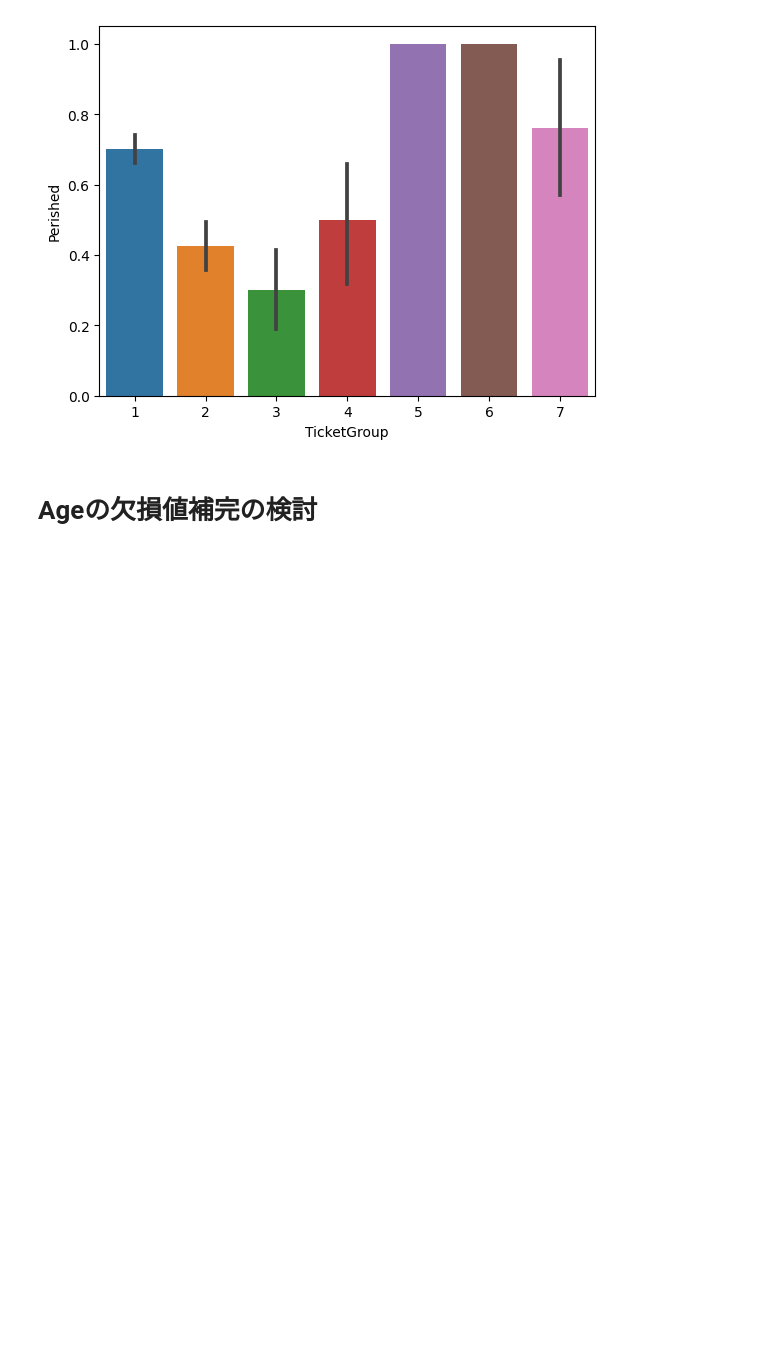
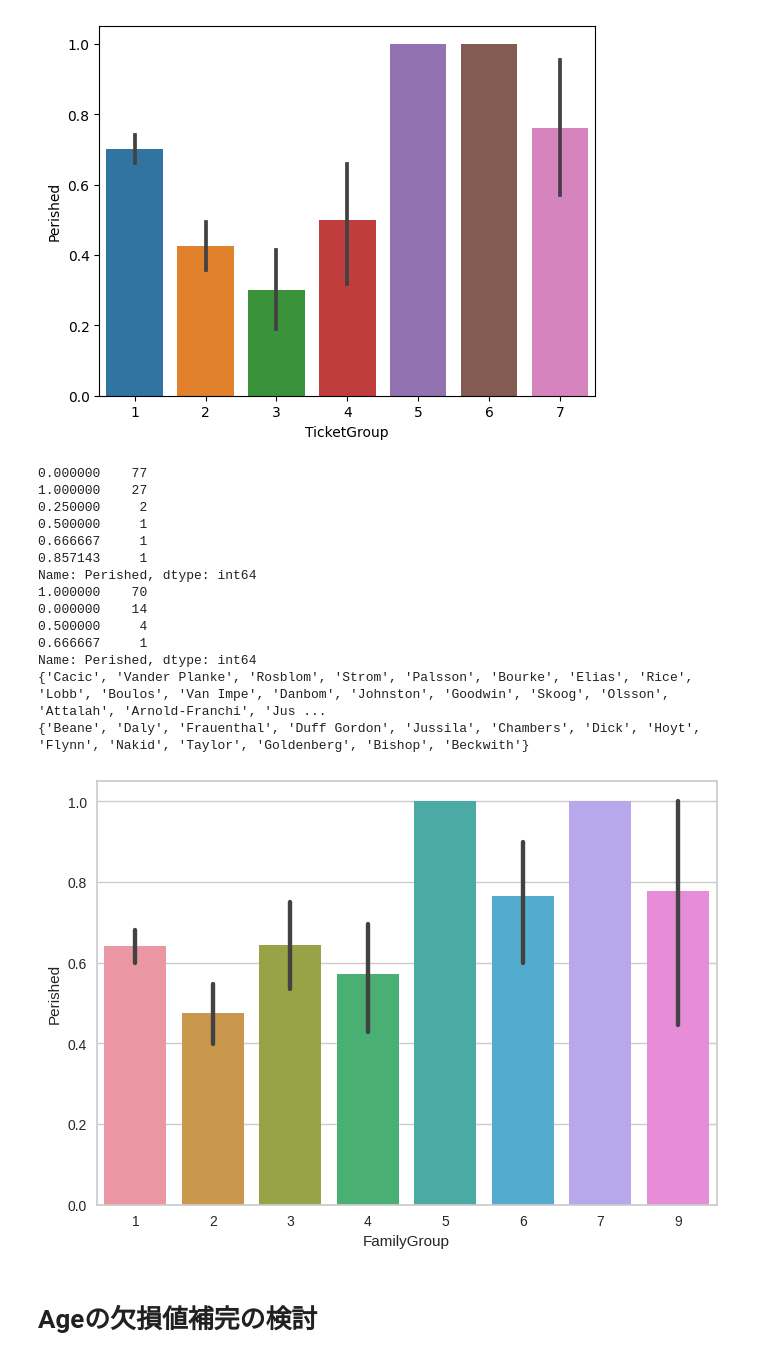
Before and after one commit to maki8maki/GCI2023Winter, a Jupyter notebook: competition1.ipynb, the cells around one changed output. Cells and saved outputs as stored; diff of their text form; code cells hidden in the pictures; blank space fills up the shorter version.

```diff
--- a/competition1.ipynb
+++ b/competition1.ipynb
@@ -121,6 +121,41 @@ sns.barplot(x='TicketGroup', y='Perished', data=df)
 # %% [output]
 <Axes: xlabel='TicketGroup', ylabel='Perished'>
 [figure]
+# %%
+# 同じ苗字＝家族
+df['Surname'] = df['Name'].map(lambda name:name.split(',')[0].strip())
+df['FamilyGroup'] = df['Surname'].map(df['Surname'].value_counts())
+sns.barplot(x='FamilyGroup', y='Perished', data=df)
+
+
+Female_Child_Group=df.loc[(df['FamilyGroup']>=2) & ((df['Age']<=16) | (df['Sex']=='female'))]
+Female_Child_List=Female_Child_Group.groupby('Surname')['Perished'].mean()
+print(Female_Child_List.value_counts())
+
+Male_Adult_Group=df.loc[(df['FamilyGroup']>=2) & (df['Age']>16) & (df['Sex']=='male')]
+Male_Adult_List=Male_Adult_Group.groupby('Surname')['Perished'].mean()
+print(Male_Adult_List.value_counts())
+
+Dead_list=set(Female_Child_List[Female_Child_List.apply(lambda x:x==1)].index)
+Survived_list=set(Male_Adult_List[Male_Adult_List.apply(lambda x:x==0)].index)
+print(Dead_list)
+print(Survived_list)
+# %% [output]
+0.000000    77
+1.000000    27
+0.250000     2
+0.500000     1
+0.666667     1
+0.857143     1
+Name: Perished, dtype: int64
+1.000000    70
+0.000000    14
+0.500000     4
+0.666667     1
+Name: Perished, dtype: int64
+{'Cacic', 'Vander Planke', 'Rosblom', 'Strom', 'Palsson', 'Bourke', 'Elias', 'Rice', 'Lobb', 'Boulos', 'Van Impe', 'Danbom', 'Johnston', 'Goodwin', 'Skoog', 'Olsson', 'Attalah', 'Arnold-Franchi', 'Jus ...
+{'Beane', 'Daly', 'Frauenthal', 'Duff Gordon', 'Jussila', 'Chambers', 'Dick', 'Hoyt', 'Flynn', 'Nakid', 'Taylor', 'Goldenberg', 'Bishop', 'Beckwith'}
+[figure, added]
 # %% [markdown]
 # Ageの欠損値補完の検討
 # %%
```
Also changed, not shown: parts of 12 cells of this notebook.
